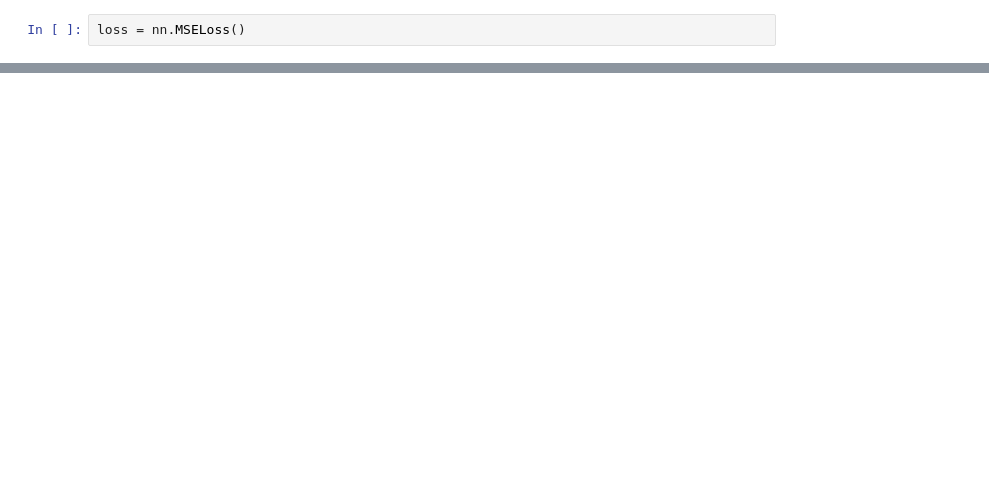
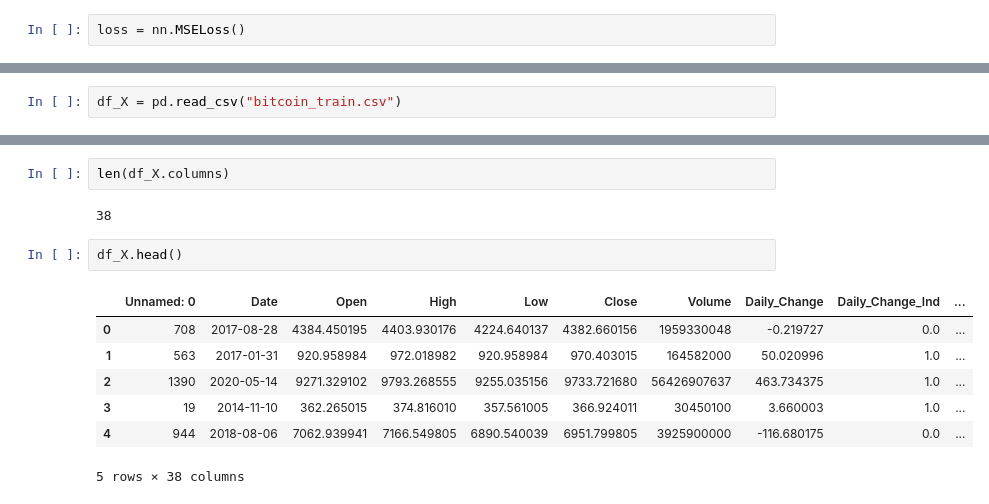
Before and after one commit to irsa-ashraf/Analysis-of-Indicators-on-Cryptocurrency-Prices, a Jupyter notebook: models/nn.ipynb, the cells around one changed output, grey strips where cells are left out. Drawn from its saved outputs; the diff is of its cells as text; blank space fills up the shorter version.

```diff
--- a/models/nn.ipynb
+++ b/models/nn.ipynb
@@ -140,0 +419,2 @@ loss = nn.MSELoss()
+# %%
+df_X = pd.read_csv("bitcoin_train.csv")
@@ -140,0 +435,14 @@ loss = nn.MSELoss()
+# %%
+len(df_X.columns)
+# %% [output]
+38
+# %%
+df_X.head()
+# %% [output]
+|  | Unnamed: 0 | Date | Open | High | Low | Close | Volume | Daily_Change | Daily_Change_Ind | ... |
+| 0 | 708 | 2017-08-28 | 4384.450195 | 4403.930176 | 4224.640137 | 4382.660156 | 1959330048 | -0.219727 | 0.0 | ... |
+| 1 | 563 | 2017-01-31 | 920.958984 | 972.018982 | 920.958984 | 970.403015 | 164582000 | 50.020996 | 1.0 | ... |
+| 2 | 1390 | 2020-05-14 | 9271.329102 | 9793.268555 | 9255.035156 | 9733.721680 | 56426907637 | 463.734375 | 1.0 | ... |
+| 3 | 19 | 2014-11-10 | 362.265015 | 374.816010 | 357.561005 | 366.924011 | 30450100 | 3.660003 | 1.0 | ... |
+| 4 | 944 | 2018-08-06 | 7062.939941 | 7166.549805 | 6890.540039 | 6951.799805 | 3925900000 | -116.680175 | 0.0 | ... |
+5 rows × 38 columns
```
Also changed, not shown: parts of 20 cells of this notebook.
